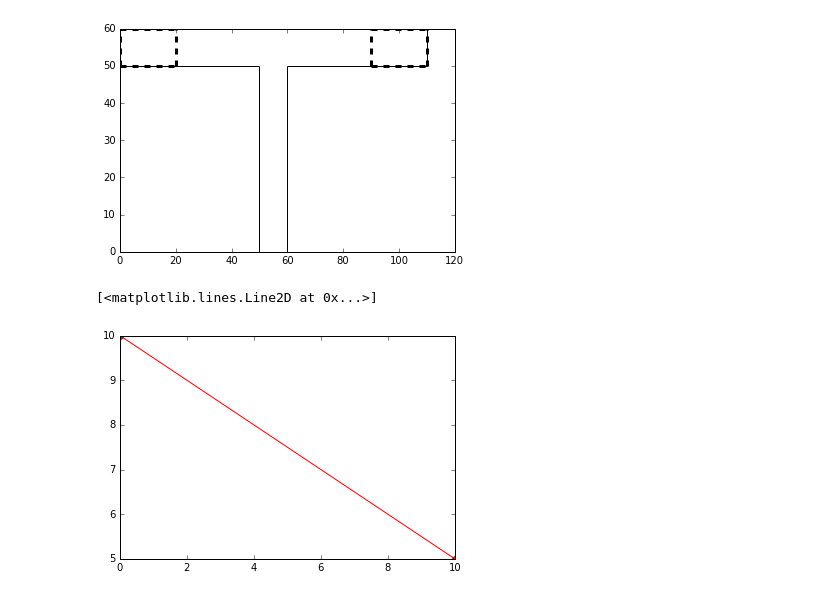
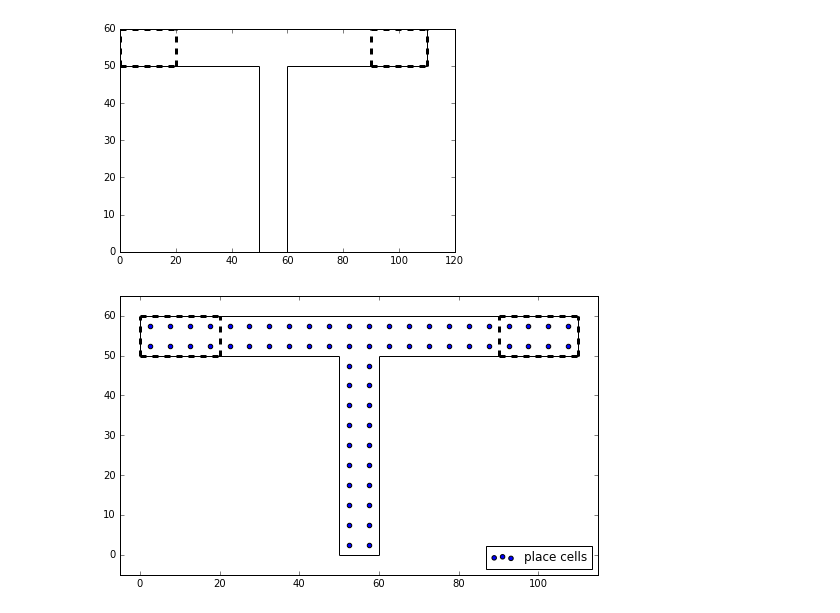
Before and after one commit to janfb/rl_miniproject, a Jupyter notebook: Analysis2.ipynb, the cells around one changed output. Cells and saved outputs as stored; diff of their text form; code cells hidden in the pictures.

```diff
--- a/Analysis2.ipynb
+++ b/Analysis2.ipynb
@@ -201,8 +202,14 @@ ax.hlines(y=0, xmin=50, xmax=60, color='k');
 # %% [output]
 <matplotlib.collections.LineCollection at 0x...>
 [figure]
-# %%
-plt.plot([0, 10], [10, 5], '-o', color='r')
-# %% [output]
-[<matplotlib.lines.Line2D at 0x...>]
-[figure, removed]
+# %%
+maze = m
+#plt.scatter(0, 0, 'o', color='r')
+plt.figure(figsize=(10,5))
+plt.scatter(maze.centers[:,0], maze.centers[:,1], label='place cells')
+plt.legend(loc=4)
+tools.plot_Tmaze()
+plt.axis([-5, 115, -5, 65])
+plt.savefig("figures/geometry.png")
+# %% [output]
+[figure, added]
```
Also changed, not shown: parts of 7 cells of this notebook, 6 other files.
